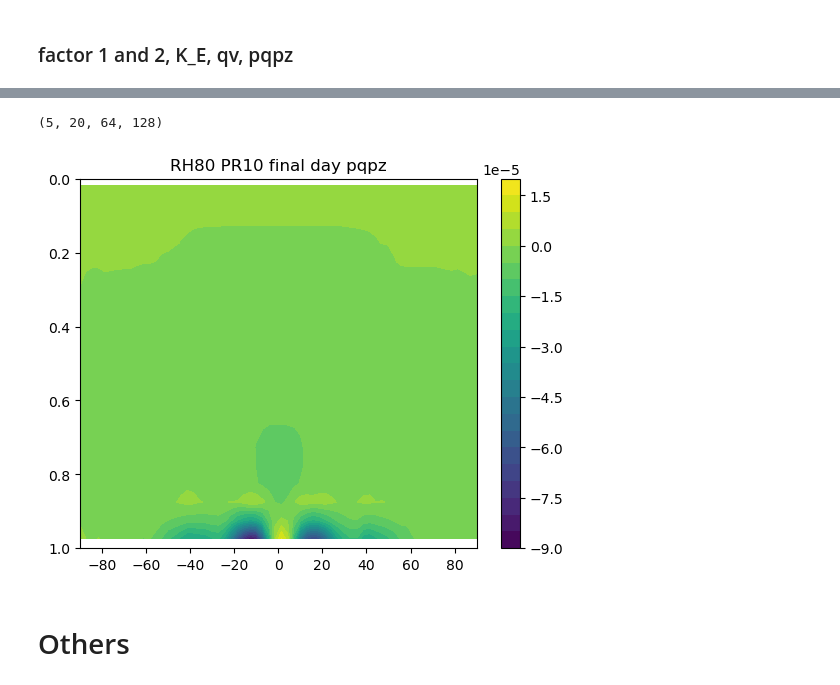
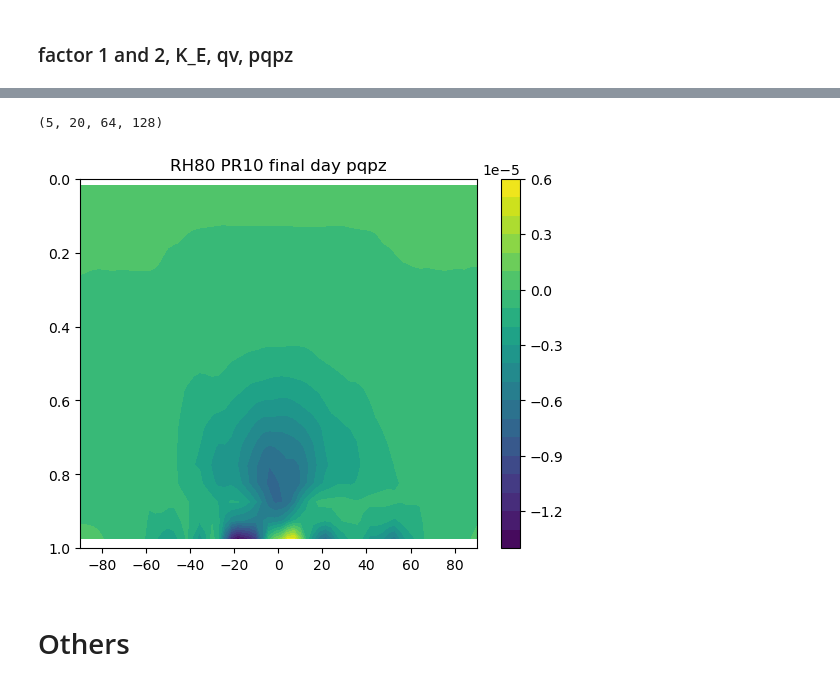
Before and after one commit to PeterChang1023/Dycore_Master, a Jupyter notebook: dycore/IdealizeSpetral.jl/exp/HSt42/check_spinupday.ipynb, the cells around one changed output, grey strips where cells are left out. Saved outputs shown, nothing was run; the diff lists cells and outputs as text; code cells hidden in the pictures.

```diff
--- a/dycore/IdealizeSpetral.jl/exp/HSt42/check_spinupday.ipynb
+++ b/dycore/IdealizeSpetral.jl/exp/HSt42/check_spinupday.ipynb
@@ -128,8 +128,8 @@ class Dycore:
 
         return np.nanmean(self.factor3, axis=(1,3))
 # %%
-file = "200day_factor2_new_final.dat"
-time = np.linspace(0,200,200)
+file = "test_all.dat"
+time = np.linspace(0,5,5)
 y    = np.linspace(-90,90,64)
 
 yy, tt = np.meshgrid(y,time)
@@ -143,7 +143,6 @@ for pr in range(10,20,10):
     dycore = Dycore(file)
     # get_KE = dycore.cal_KE()
     Prec   = dycore.cal_diff()
-    Prec_new   = dycore.cal_diff()
 
     # t_mean = dycore.cal_t()
     # t_mean2 = dycore.cal_t_last()
@@ -191,7 +190,7 @@ for pr in range(10,20,10):
     # file = "300day_RH80_PR10_test_vertical_advection_revised_all.dat"
     dycore = Dycore(file)
     Prec   = dycore.cal_diff()
-    Prec_mean  = np.nanmean(Prec[-50:,:], axis=0)
+    Prec_mean  = np.nanmean(Prec[-5:,:], axis=0)
     plt.plot(y, Prec_mean * int(pr), label=f"PR = {pr}")
 plt.legend()
 plt.show()
@@ -336,8 +375,8 @@ for i in range(10,20,10):
 # %% [markdown]
 ### factor 1 and 2, K_E, qv, pqpz
 # %%
-day_ini = 198
-day_final = 199
+day_ini = 0
+day_final = 1
 
 for i in range(10,20,10):
     pr = i
@@ -429,10 +468,10 @@ for i in range(10,20,10):
 
     plt.figure(dpi=100.)
     factor3 = dycore.getVar("factor3_xyzt")
-    factor_mean = np.nanmean(factor1 + factor2 - factor3  , axis=(0,3))
+    factor_mean = np.nanmean(factor1 + factor2 , axis=(0,3))
 
-    CS = plt.contourf(yy, sigma_mean2, factor_mean, levels=21, cmap="BrBG")
-    plt.contour(yy, sigma_mean2, factor_mean, [-0.0005,0], color='k')
+    CS = plt.contourf(yy, sigma_mean2, factor_mean, levels=21) #, cmap="BrBG"
+    # plt.contour(yy, sigma_mean2, factor_mean, [-0.0005,0], color='k')
     plt.colorbar(CS)
     plt.title(f"RH80 PR{pr} 200th day factor_all")
 
@@ -455,7 +494,7 @@ for i in range(10,20,10):
     K_E = dycore.K_E
 
     plt.figure(dpi=100.)
-    K_E_mean = np.nanmean(K_E[:,:,:,:], axis=(0,3))
+    K_E_mean = np.nanmean(K_E[0,:,:,:], axis=(2))
 
     CS = plt.contourf(yy, sigma_mean2, K_E_mean, levels=21)
     plt.colorbar(CS)
@@ -485,7 +524,7 @@ for i in range(10,20,10):
     plt.ylim([1,0])
     plt.show()
 
-pqpz_new = np.zeros(((200,20,64,128)))
+pqpz_new = np.zeros(((25,20,64,128)))
 z = dycore.z
 for i in range(1,18):
     pqpz_new[:,i,:,:] = (qv_n[:,i+1,:,:] - qv_n[:,i-1,:,:]) / (z[:,i+1,:,:] - z[:,i-1,:,:])
@@ -500,7 +539,7 @@ plt.title("cal pqpz outside")
 plt.show()
 
 ###################################################################################
-ppqpzpz = np.zeros(((200,20,64,128)))
+ppqpzpz = np.zeros(((25,20,64,128)))
 for i in range(1,18):
     ppqpzpz[:,i,:,:] = (pqpz_new[:,i+1,:,:] - pqpz_new[:,i-1,:,:]) / (z[:,i+1,:,:] - z[:,i-1,:,:])
 
@@ -526,23 +564,23 @@ plt.show()
 # %%
 for i in range(10,20,10):
     pr = i
     dycore = Dycore(file)
     yy, sigma_mean2 = dycore.yy, dycore.sigma_mean2
 
     pqpz = dycore.pqpz
     print(pqpz.shape)
     plt.figure(dpi=100.)
-    pqpz_mean = np.nanmean(pqpz[3:4,:,:,:], axis=(0,3))
+    pqpz_mean = np.nanmean(pqpz[0:1,:,:,:], axis=(0,3))
 
     CS = plt.contourf(yy, sigma_mean2, pqpz_mean, levels=21) #np.linspace(-9E-6, 9E-6,21)
     plt.colorbar(CS)
     plt.title(f"RH80 PR{pr} final day pqpz")
 
     plt.ylim([1,0])
     plt.show()
 # %% [output]
 (5, 20, 64, 128)
-[figure, old version]
+[figure, new version]
 # %% [markdown]
 # Others
 # %%
```
Also changed, not shown: parts of 20 cells of this notebook, 2 other files.
